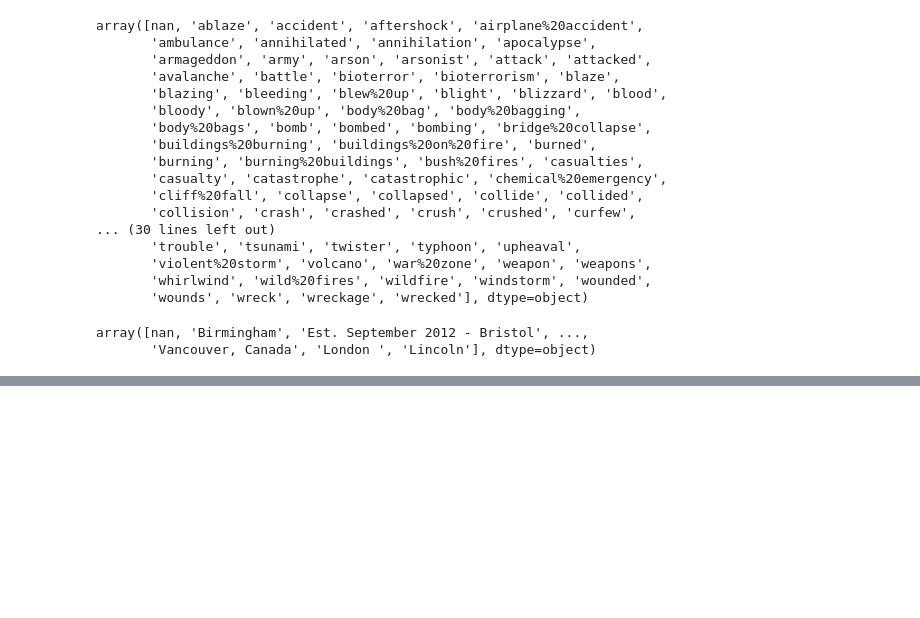
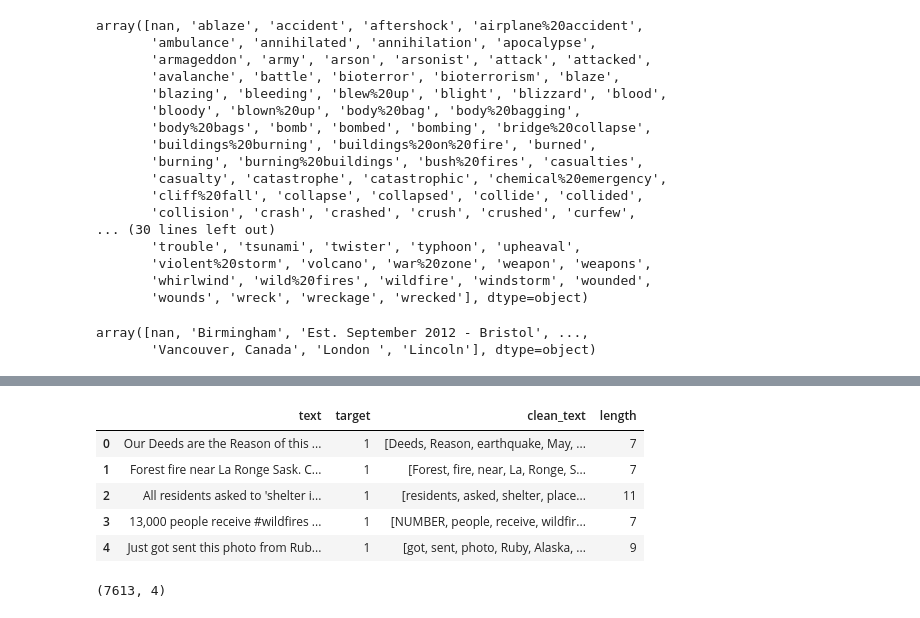
Before and after one commit to prathamagrawal/Text-Processing, a Jupyter notebook: model.ipynb, the cells around one changed output, grey strips where cells are left out. Drawn from its saved outputs; the diff is of its cells as text; code cells hidden in the pictures; blank space fills up the shorter version.

```diff
--- a/model.ipynb
+++ b/model.ipynb
@@ -81,0 +447,22 @@ array([nan, 'Birmingham', 'Est. September 2012 - Bristol', ...,
+# %%
+def clean_tweet(text):
+
+    # Remove non text
+    text = remove_URL(text)
+    text = remove_HTML(text)
+    text = remove_not_ASCII(text)
+
+    # replace abbreviations, @ and number
+    text = replace_abbrev(text)
+    text = remove_mention(text)
+    text = remove_number(text)
+
+    # Remove emojis / smileys
+    text = remove_emoji(text)
+    text = transcription_sad(text)
+    text = transcription_smile(text)
+    text = transcription_heart(text)
+
+    return text
+# %%
+train["clean_text"] = train["clean_text"].apply(clean_tweet)
@@ -81,0 +475,20 @@ array([nan, 'Birmingham', 'Est. September 2012 - Bristol', ...,
+# %%
+def remove_stopwords(text):
+    remove_stopword = [word for word in text.split() if word.lower() not in stopwords.words('english')]
+    return remove_stopword
+# %%
+train["clean_text"] = train["clean_text"].apply(remove_stopwords)
+# %%
+train['length'] = train['clean_text'].apply(len)
+train.head()
+# %% [output]
+|  | text | target | clean_text | length |
+| 0 | Our Deeds are the Reason of this ... | 1 | [Deeds, Reason, earthquake, May, ... | 7 |
+| 1 | Forest fire near La Ronge Sask. C... | 1 | [Forest, fire, near, La, Ronge, S... | 7 |
+| 2 | All residents asked to 'shelter i... | 1 | [residents, asked, shelter, place... | 11 |
+| 3 | 13,000 people receive #wildfires ... | 1 | [NUMBER, people, receive, wildfir... | 7 |
+| 4 | Just got sent this photo from Rub... | 1 | [got, sent, photo, Ruby, Alaska, ... | 9 |
+# %%
+train.shape
+# %% [output]
+(7613, 4)
```
Also changed, not shown: parts of 30 cells of this notebook.
